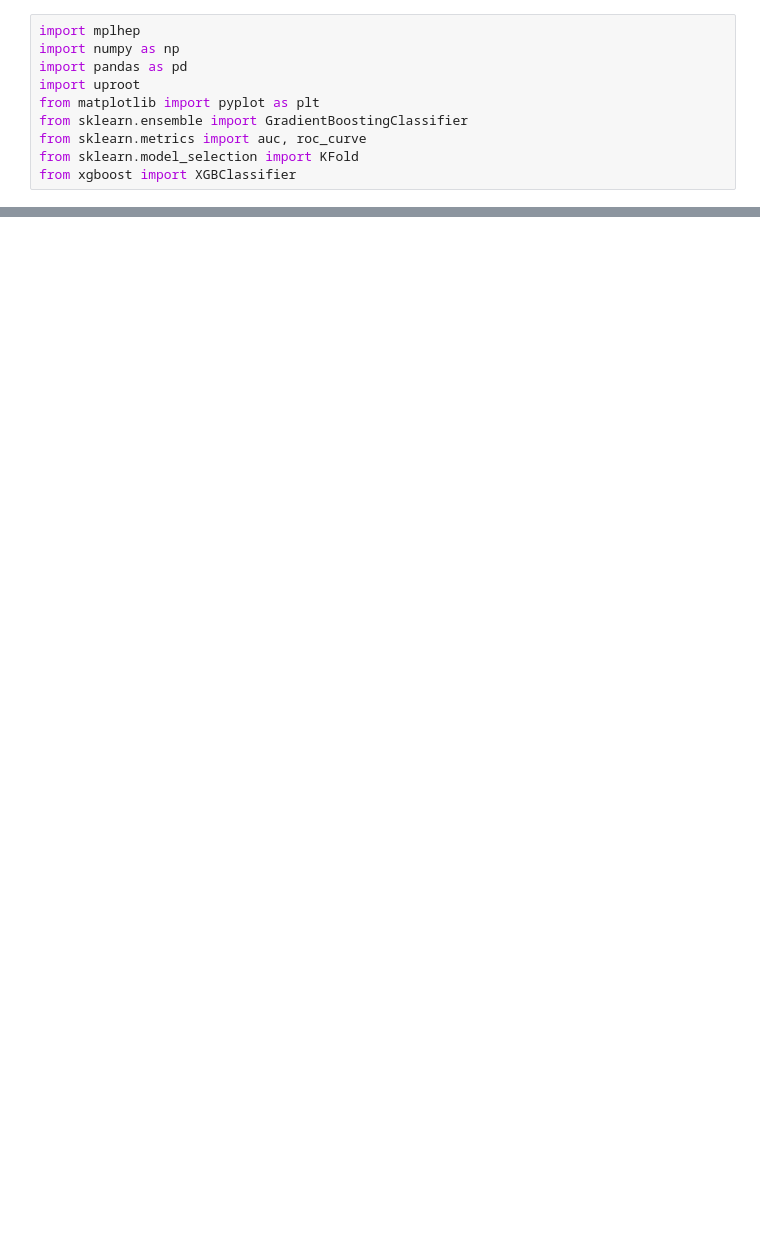
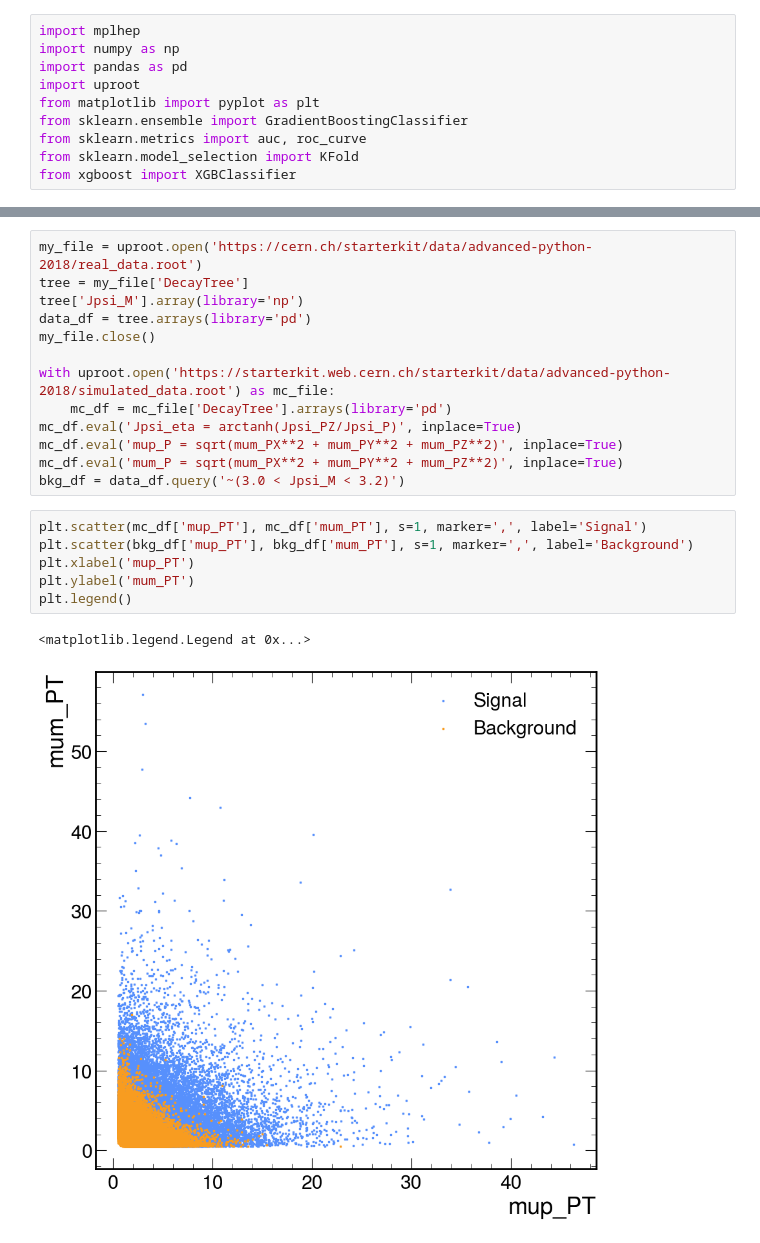
Before and after one commit to thiagorangel45/HSF-Trainig, a Jupyter notebook: LHCb Analysis Essentials/Advanced Python Tutorial/Multivariate_Analysis.ipynb, the cells around one changed output, grey strips where cells are left out. Cells and saved outputs as stored; diff of their text form; blank space fills up the shorter version.

```diff
--- a/LHCb Analysis Essentials/Advanced Python Tutorial/Multivariate_Analysis.ipynb
+++ b/LHCb Analysis Essentials/Advanced Python Tutorial/Multivariate_Analysis.ipynb
@@ -15,0 +11,22 @@ ModuleNotFoundError: No module named 'First_look_at_data.ipynb'; 'First_look_at_
+# %%
+my_file = uproot.open('https://cern.ch/starterkit/data/advanced-python-2018/real_data.root')
+tree = my_file['DecayTree']
+tree['Jpsi_M'].array(library='np')
+data_df = tree.arrays(library='pd')
+my_file.close()
+
+with uproot.open('https://starterkit.web.cern.ch/starterkit/data/advanced-python-2018/simulated_data.root') as mc_file:
+    mc_df = mc_file['DecayTree'].arrays(library='pd')
+mc_df.eval('Jpsi_eta = arctanh(Jpsi_PZ/Jpsi_P)', inplace=True)
+mc_df.eval('mup_P = sqrt(mum_PX**2 + mum_PY**2 + mum_PZ**2)', inplace=True)
+mc_df.eval('mum_P = sqrt(mum_PX**2 + mum_PY**2 + mum_PZ**2)', inplace=True)
+bkg_df = data_df.query('~(3.0 < Jpsi_M < 3.2)')
+# %%
+plt.scatter(mc_df['mup_PT'], mc_df['mum_PT'], s=1, marker=',', label='Signal')
+plt.scatter(bkg_df['mup_PT'], bkg_df['mum_PT'], s=1, marker=',', label='Background')
+plt.xlabel('mup_PT')
+plt.ylabel('mum_PT')
+plt.legend()
+# %% [output]
+<matplotlib.legend.Legend at 0x...>
+[figure, added]
```
Also changed, not shown: parts of 28 cells of this notebook, 4 other files.
